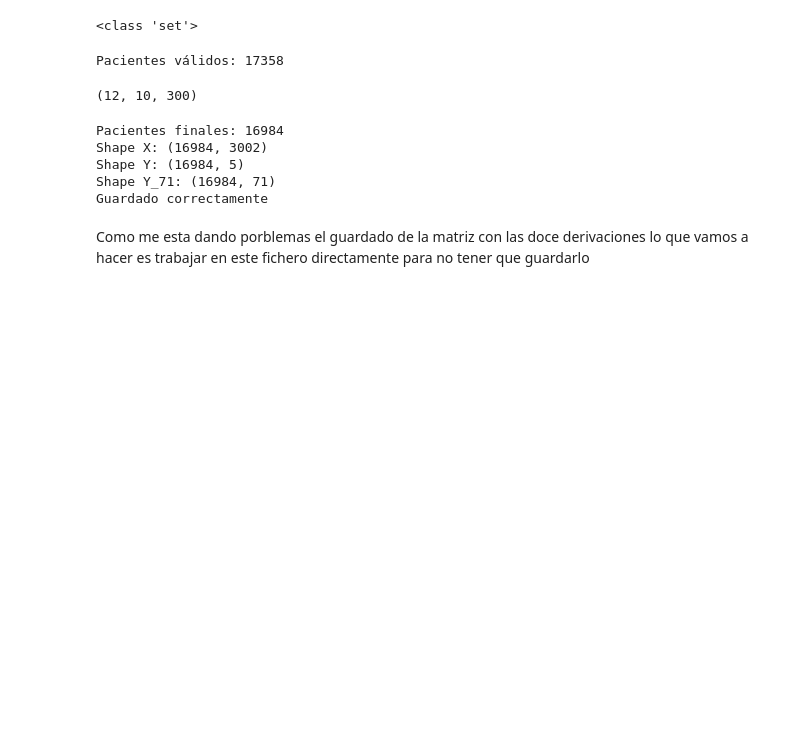
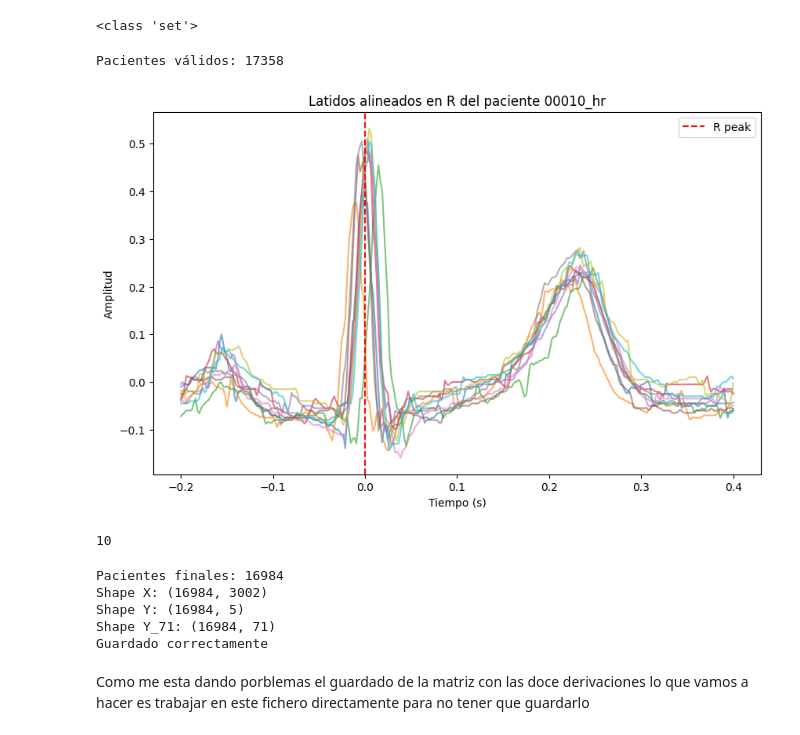
Before and after one commit to AArreguiB/analisis_ecg, a Jupyter notebook: Codigos/Preprocesado.ipynb, the cells around one changed output. Cells and saved outputs as stored; diff of their text form; code cells hidden in the pictures; blank space fills up the shorter version.

```diff
--- a/Codigos/Preprocesado.ipynb
+++ b/Codigos/Preprocesado.ipynb
@@ -203,9 +203,24 @@ print(f"Pacientes válidos: {len(pacientes_validos)}")
 # %% [output]
 Pacientes válidos: 17358
 # %%
-print(latidos_12.shape)
+paciente="00010_hr"
+#record       = paciente.stem
+BASE = strip_wfdb_suffix(Path("C:\\Users\\Ana\\Documents\\4º GITT+BA (2025-2026)\\TFG\\TFG\\Datos\\data\\" + paciente))
+p_signal, _  = wfdb.rdsamp(str(BASE))
+p_signal_t   = p_signal.T
+derivacion_I = p_signal_t[0, :]
+
+# Detectamos picos R siempre sobre la derivación I
+Rloc    = detectar_picos_R(derivacion_I, wavelet, nivel)
+latidos = extraer_latidos(Rloc, derivacion_I, pre, post)
+
+latidos         = latidos[:MAX_LATIDOS]
+matriz_paciente = construir_matriz_paciente(latidos, MAX_LATIDOS, LONGITUD_LATIDO)
+pintar_latidos(latidos, paciente, pre, post)
+print (len(latidos))
 # %% [output]
+[figure, added]
-(12, 10, 300)
+10
 # %%
 X = []
 Y = []
```
Also changed, not shown: 1 other file.
